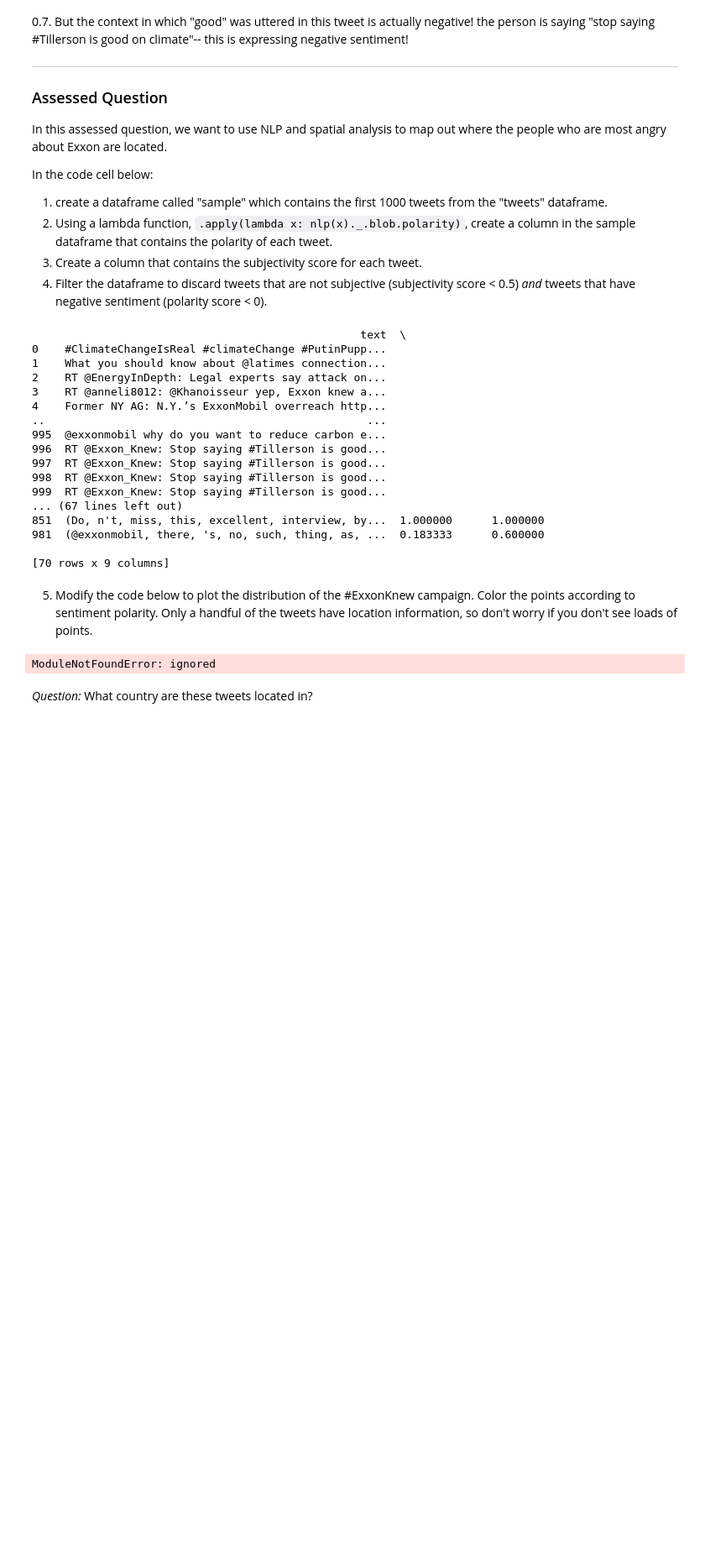
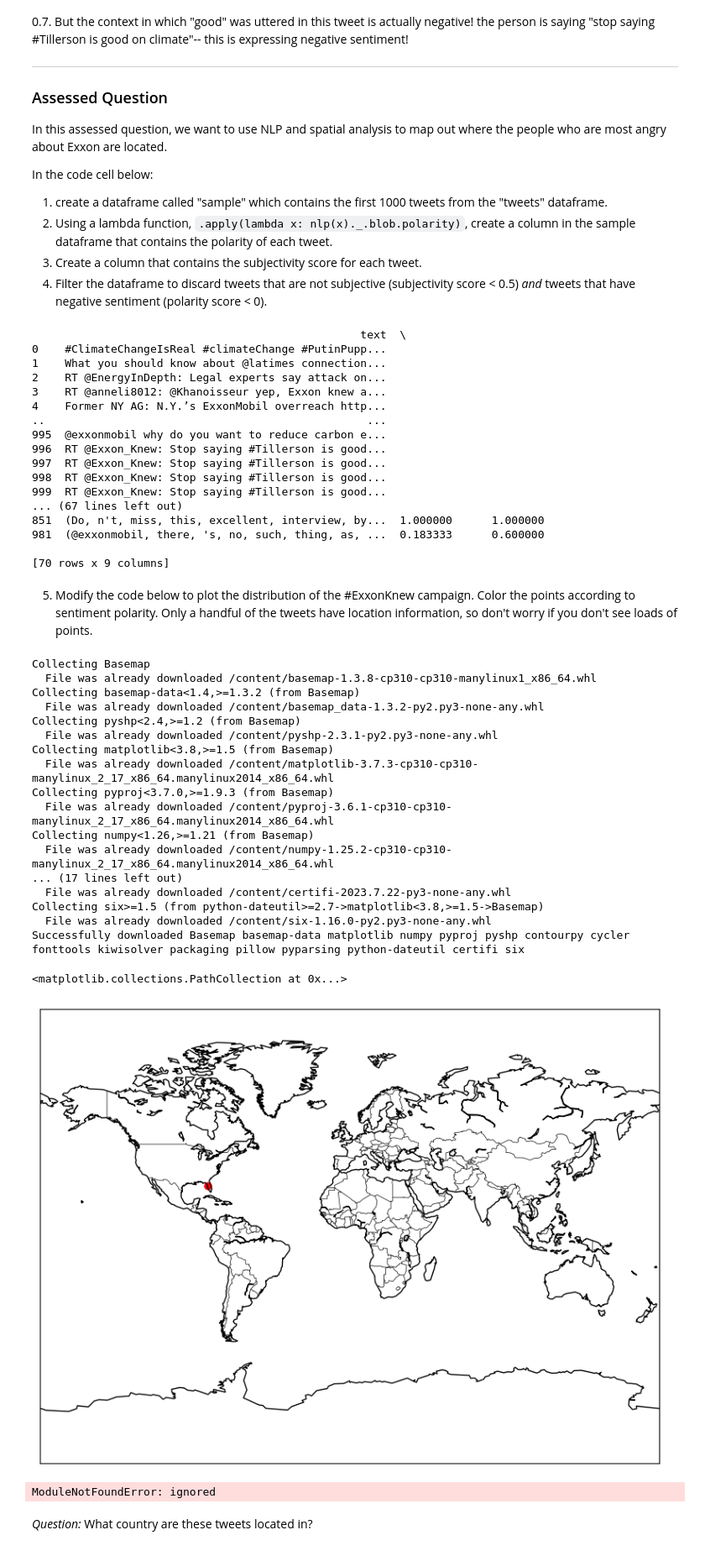
Before and after one commit to XuanjingWang/QM2, a Jupyter notebook: notebooks/W04. Natural Language Processing.ipynb, the cells around one changed output. Shown at 84% size. Drawn from its saved outputs; the diff is of its cells as text; code cells hidden in the pictures; blank space fills up the shorter version.

```diff
--- a/notebooks/W04. Natural Language Processing.ipynb
+++ b/notebooks/W04. Natural Language Processing.ipynb
@@ -617,22 +611,66 @@ print(filtered_sample)
 # %% [markdown]
 5. Modify the code below to plot the distribution of the #ExxonKnew campaign. Color the points according to sentiment polarity. Only a handful of the tweets have location information, so don't worry if you don't see loads of points.
 # %%
-
+!pip download Basemap
 import matplotlib.pyplot as plt
 from mpl_toolkits.basemap import Basemap
+
 map = Basemap(projection='mill')
 
 map.drawcountries()
 map.drawcoastlines()
 
 map.scatter(
-      x='polarity',
-      y='subjectivity',
-      color='warm',
+      x=filtered_sample['latitude'].values,
+      y=filtered_sample['longitude'].values,
+      color='red',
       latlon=True,
       vmin=-1,
       vmax=0)
 # %% [output]
-ModuleNotFoundError: ignored
+Collecting Basemap
+  File was already downloaded /content/basemap-1.3.8-cp310-cp310-manylinux1_x86_64.whl
+Collecting basemap-data<1.4,>=1.3.2 (from Basemap)
+  File was already downloaded /content/basemap_data-1.3.2-py2.py3-none-any.whl
+Collecting pyshp<2.4,>=1.2 (from Basemap)
+  File was already downloaded /content/pyshp-2.3.1-py2.py3-none-any.whl
+Collecting matplotlib<3.8,>=1.5 (from Basemap)
+  File was already downloaded /content/matplotlib-3.7.3-cp310-cp310-manylinux_2_17_x86_64.manylinux2014_x86_64.whl
+Collecting pyproj<3.7.0,>=1.9.3 (from Basemap)
+  File was already downloaded /content/pyproj-3.6.1-cp310-cp310-manylinux_2_17_x86_64.manylinux2014_x86_64.whl
+Collecting numpy<1.26,>=1.21 (from Basemap)
+  File was already downloaded /content/numpy-1.25.2-cp310-cp310-manylinux_2_17_x86_64.manylinux2014_x86_64.whl
+... (17 lines left out)
+  File was already downloaded /content/certifi-2023.7.22-py3-none-any.whl
+Collecting six>=1.5 (from python-dateutil>=2.7->matplotlib<3.8,>=1.5->Basemap)
+  File was already downloaded /content/six-1.16.0-py2.py3-none-any.whl
+Successfully downloaded Basemap basemap-data matplotlib numpy pyproj pyshp contourpy cycler fonttools kiwisolver packaging pillow pyparsing python-dateutil certifi six
+<matplotlib.collections.PathCollection at 0x...>
+[figure, added]
+# %%
+import matplotlib.pyplot as plt
+import cartopy.crs as ccrs
+import matplotlib.pyplot as plt
+from mpl_toolkits.basemap import Basemap
+plt.figure(figsize=(12, 9))
+ax = plt.axes(projection=ccrs.PlateCarree())
+
+sc = ax.scatter(
+    filtered_sample['longitude'],
+    filtered_sample['latitude'],
+    c=filtered_sample['polarity'],
+    cmap='coolwarm',
+    s=50,  # Marker size
+    edgecolor='black',  # Marker edge color
+    linewidth=1,  # Marker edge width
+    transform=ccrs.PlateCarree()
+)
+
+plt.colorbar(sc, label='Sentiment Polarity')
+ax.coastlines()
+plt.title('Distribution of #ExxonKnew Campaign (Colored by Sentiment Polarity)')
+plt.show()
+# %% [output]
+ModuleNotFoundError: ignored
 # %% [markdown]
 *Question:* What country are these tweets located in?
```
Also changed, not shown: parts of 4 cells of this notebook.
